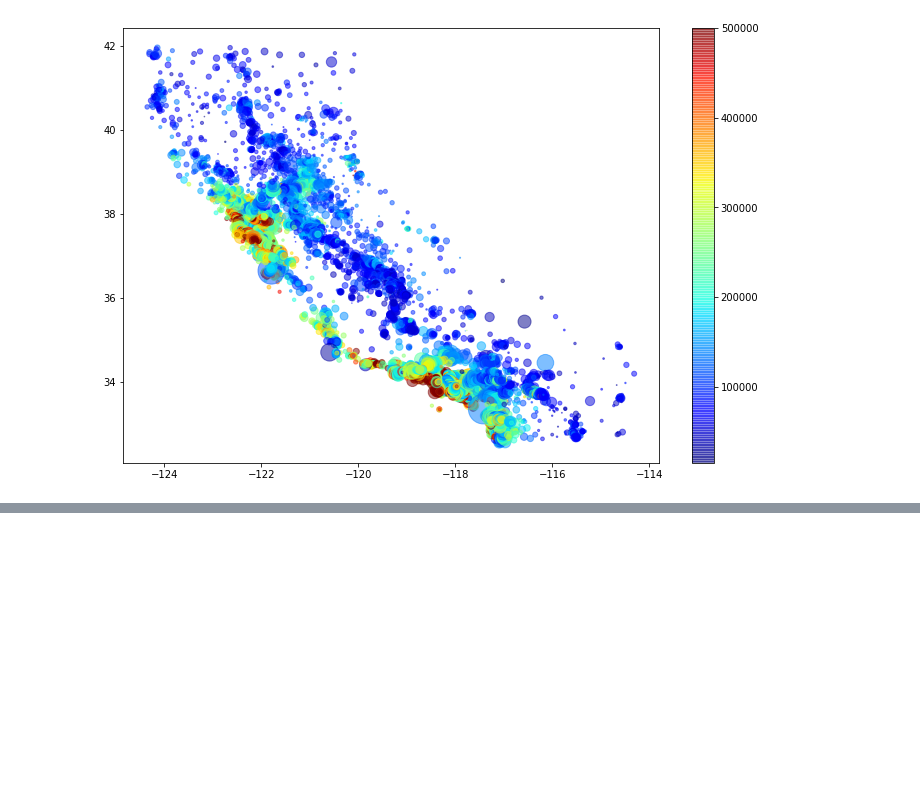
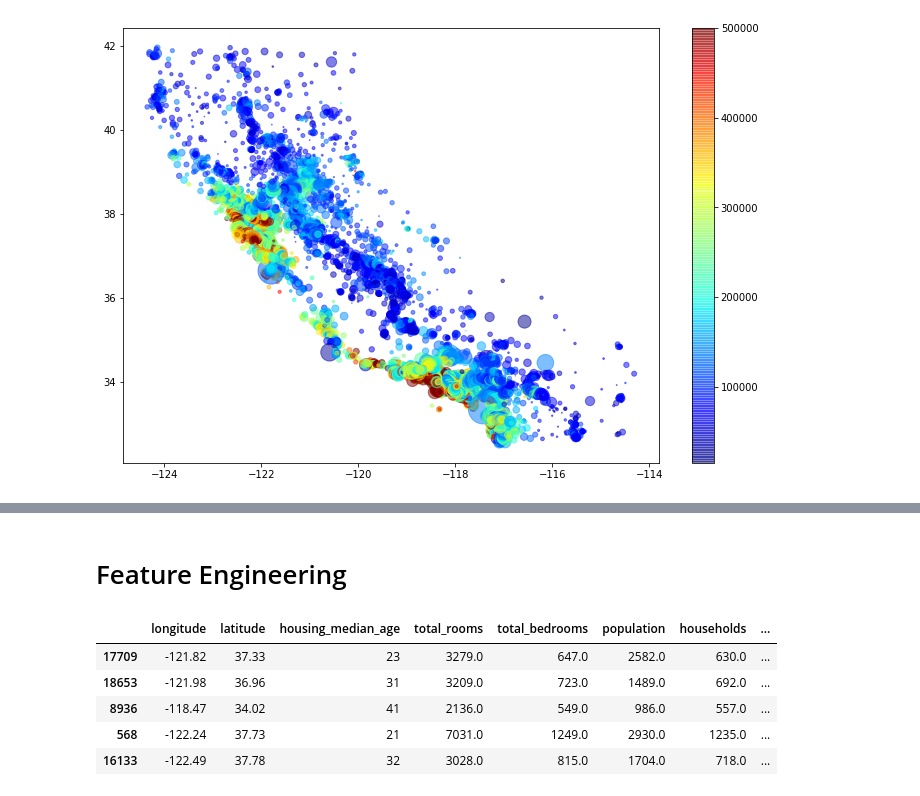
Before and after one commit to sks95/python_basics, a Jupyter notebook: E2E_project.ipynb, the cells around one changed output, grey strips where cells are left out. Cells and saved outputs as stored; diff of their text form; code cells hidden in the pictures; blank space fills up the shorter version.

```diff
--- a/E2E_project.ipynb
+++ b/E2E_project.ipynb
@@ -204,0 +204,11 @@ plt.show()
+# %% [markdown]
+# Feature Engineering
+# %%
+df.sample(5)
+# %% [output]
+|  | longitude | latitude | housing_median_age | total_rooms | total_bedrooms | population | households | ... |
+| 17709 | -121.82 | 37.33 | 23 | 3279.0 | 647.0 | 2582.0 | 630.0 | ... |
+| 18653 | -121.98 | 36.96 | 31 | 3209.0 | 723.0 | 1489.0 | 692.0 | ... |
+| 8936 | -118.47 | 34.02 | 41 | 2136.0 | 549.0 | 986.0 | 557.0 | ... |
+| 568 | -122.24 | 37.73 | 21 | 7031.0 | 1249.0 | 2930.0 | 1235.0 | ... |
+| 16133 | -122.49 | 37.78 | 32 | 3028.0 | 815.0 | 1704.0 | 718.0 | ... |
```
Also changed, not shown: parts of 25 cells of this notebook.
